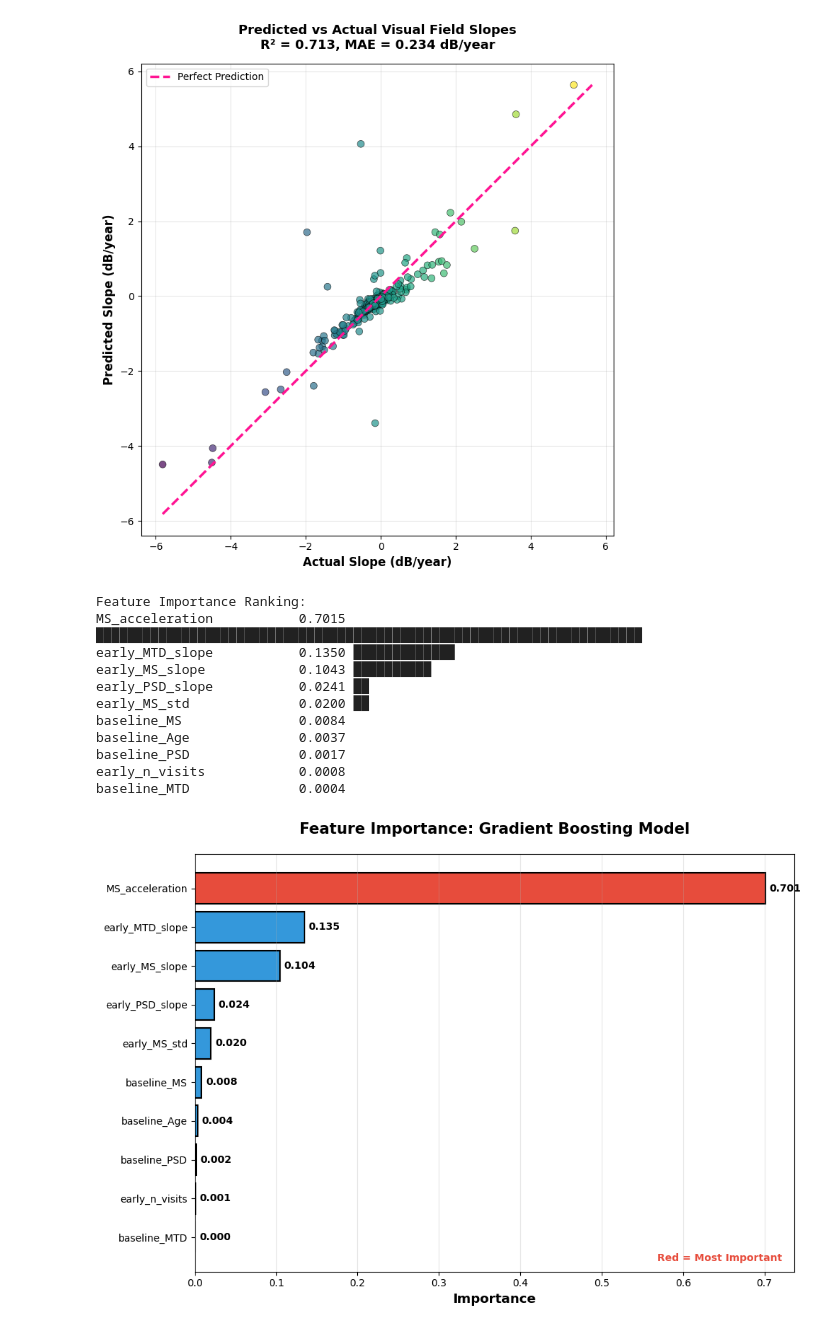
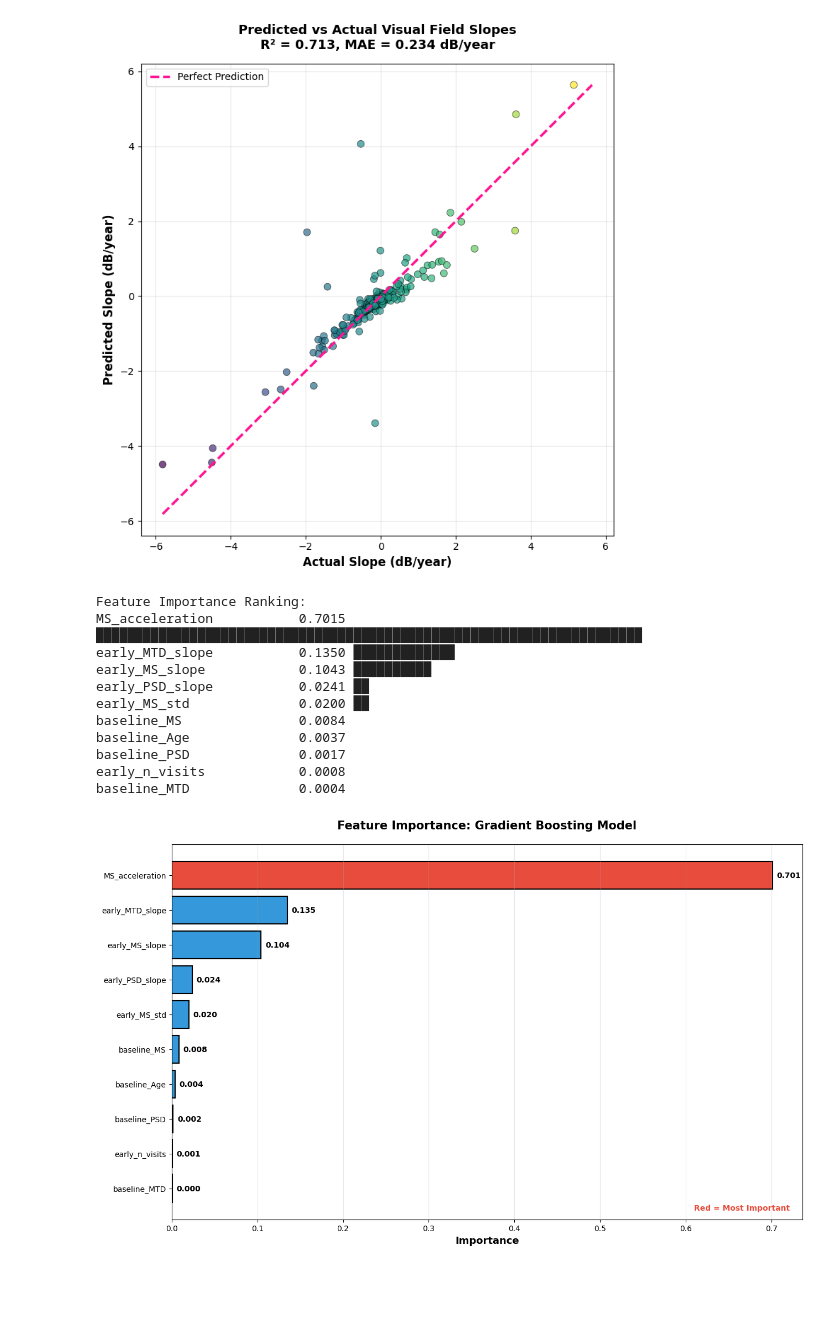
Before and after one commit to lilyhirano/Visual-Field-Analysis, a Jupyter notebook: gradient_boosting/gradient_boost_progression.ipynb, the cells around one changed output. Cells and saved outputs as stored; diff of their text form; code cells hidden in the pictures; blank space fills up the shorter version.

```diff
--- a/gradient_boosting/gradient_boost_progression.ipynb
+++ b/gradient_boosting/gradient_boost_progression.ipynb
@@ -9,7 +11,7 @@ from sklearn.ensemble import GradientBoostingRegressor
 from sklearn.model_selection import train_test_split
 from sklearn.metrics import r2_score, mean_absolute_error, mean_squared_error
 
-DATA_PATH = "data/UW_VF_Data.csv"
+DATA_PATH = "../data/UW_VF_Data.csv"
 EARLY_CUTOFF = 1.5  #18 months
 MIN_FOLLOWUP = 3.0  #3 years minimum
 RANDOM_STATE = 42
@@ -262,35 +264,35 @@ print("Feature Importance Ranking:")
 for idx, row in importance_df.iterrows():
     print(f"{row['Feature']:<25} {row['Importance']:.4f} {'█' * int(row['Importance'] * 100)}")
 
-fig, ax = plt.subplots(figsize=(10, 7))
+fig, ax = plt.subplots(figsize=(13, 8))
 
 colors = ['#e74c3c' if i == 0 else '#3498db' for i in range(len(importance_df))]
 bars = ax.barh(importance_df['Feature'], importance_df['Importance'], color=colors, edgecolor='black', linewidth=1.5)
 
 ax.set_xlabel('Importance', fontsize=13, fontweight='bold')
 ax.set_title('Feature Importance: Gradient Boosting Model', fontsize=15, fontweight='bold', pad=20)
 ax.invert_yaxis()
 ax.grid(True, alpha=0.3, axis='x')
 
 for i, (bar, imp) in enumerate(zip(bars, importance_df['Importance'])):
     ax.text(imp + 0.005, bar.get_y() + bar.get_height()/2,
             f'{imp:.3f}', va='center', fontsize=10, fontweight='bold')
 
 ax.text(0.98, 0.02, 'Red = Most Important', transform=ax.transAxes,
         ha='right', va='bottom', fontsize=10, color='#e74c3c', fontweight='bold')
 
 plt.tight_layout()
 plt.show()
 # %% [output]
 Feature Importance Ranking:
 MS_acceleration           0.7015 ██████████████████████████████████████████████████████████████████████
 early_MTD_slope           0.1350 █████████████
 early_MS_slope            0.1043 ██████████
 early_PSD_slope           0.0241 ██
 early_MS_std              0.0200 ██
 baseline_MS               0.0084
 baseline_Age              0.0037
 baseline_PSD              0.0017
 early_n_visits            0.0008
 baseline_MTD              0.0004
-[figure, old version]
+[figure, new version]
```
Also changed, not shown: parts of 1 cell of this notebook.
